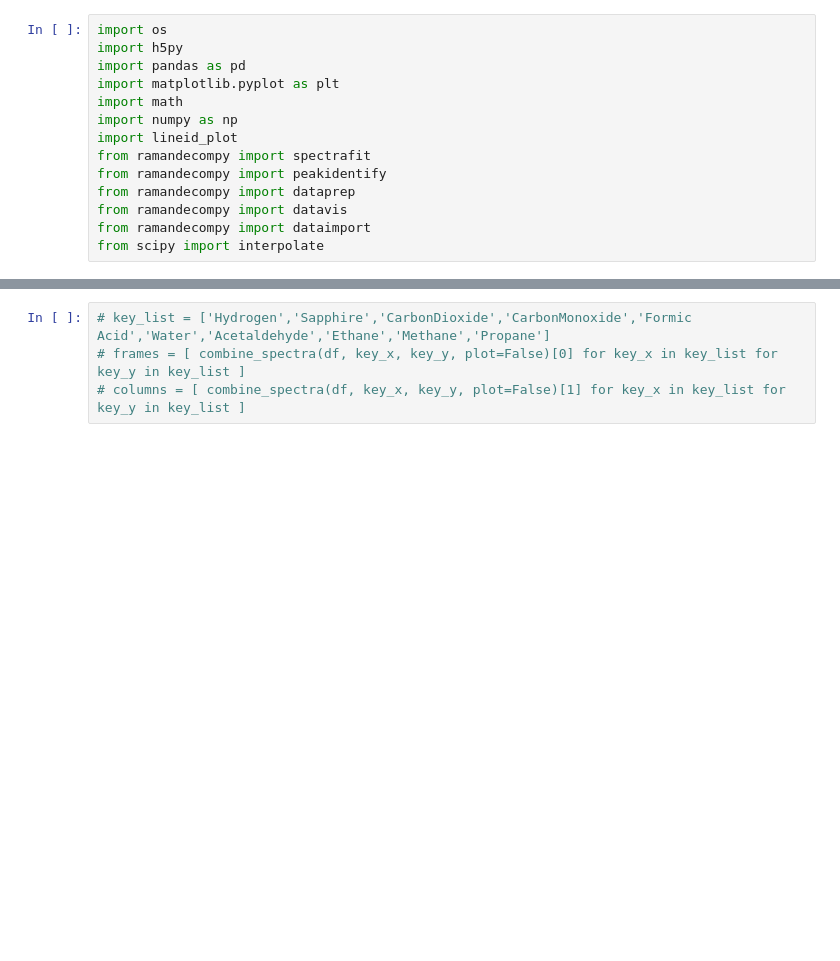
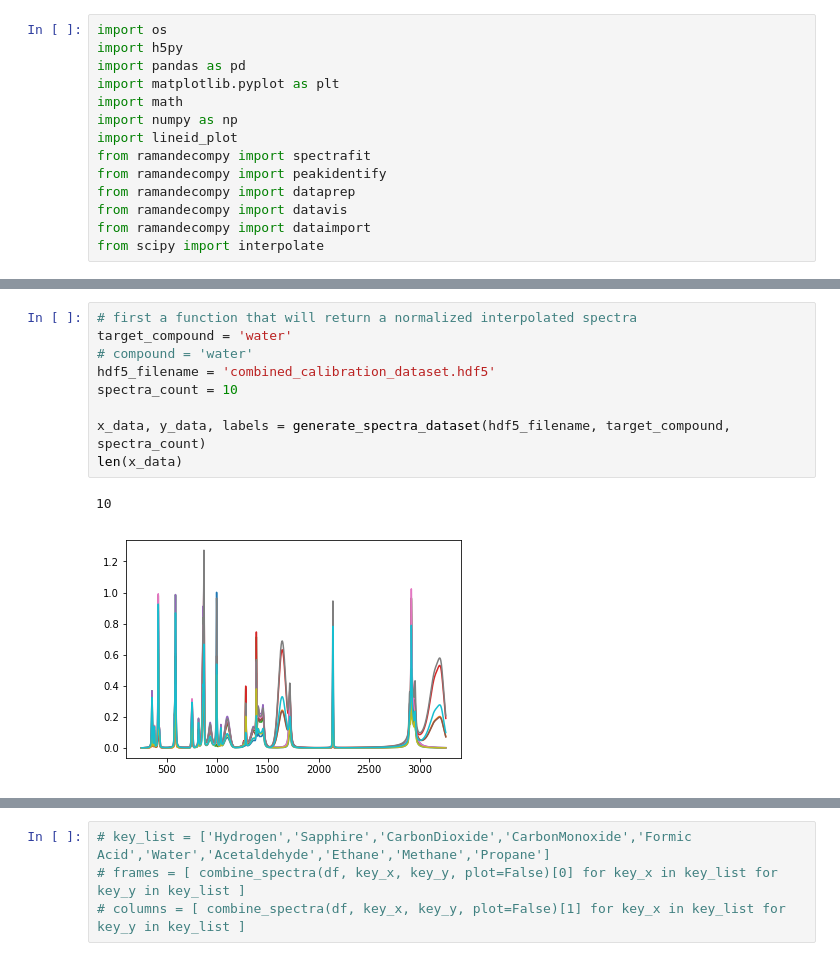
Before and after one commit to raman-noodles/raman-spectra-decomp-analysis, a Jupyter notebook: examples/Combined_spectra_example.ipynb, the cells around one changed output, grey strips where cells are left out. Saved outputs shown, nothing was run; the diff lists cells and outputs as text; blank space fills up the shorter version.

Commit message:
use 10 combined spectra

```diff
--- a/examples/Combined_spectra_example.ipynb
+++ b/examples/Combined_spectra_example.ipynb
@@ -14,0 +253,12 @@ from scipy import interpolate
+# %%
+# first a function that will return a normalized interpolated spectra
+target_compound = 'water'
+# compound = 'water'
+hdf5_filename = 'combined_calibration_dataset.hdf5'
+spectra_count = 10
+
+x_data, y_data, labels = generate_spectra_dataset(hdf5_filename, target_compound, spectra_count)
+len(x_data)
+# %% [output]
+10
+[figure, added]
```
Also changed, not shown: parts of 47 cells of this notebook.
